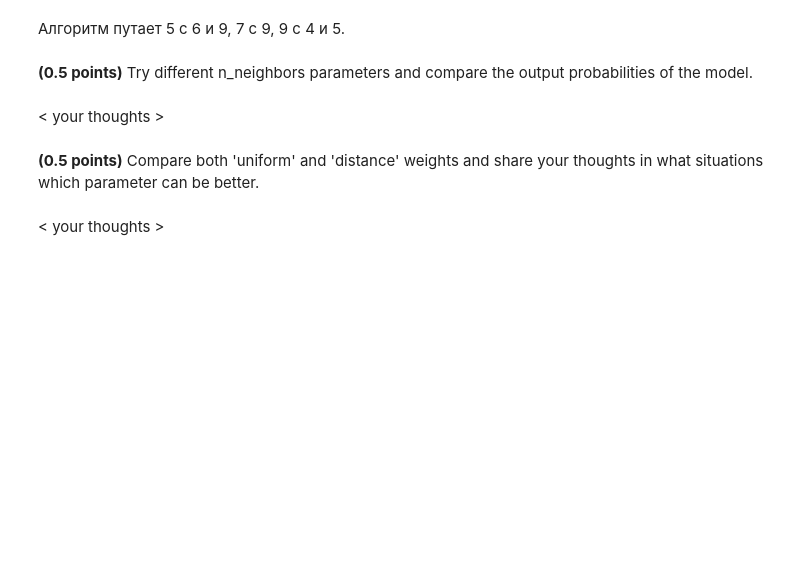
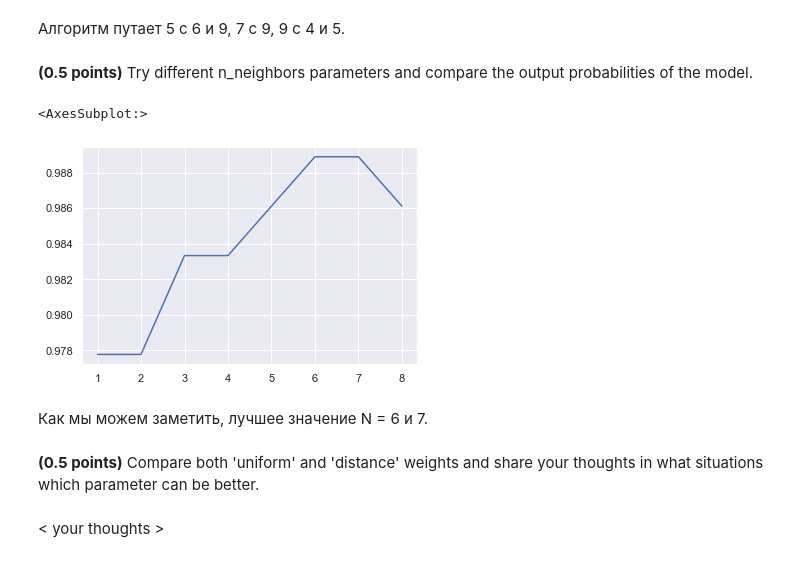
Before and after one commit to lizaveta56k/ML-22_2, a Jupyter notebook: task-5/hw_classification.ipynb, the cells around one changed output. Drawn from its saved outputs; the diff is of its cells as text; code cells hidden in the pictures; blank space fills up the shorter version.

```diff
--- a/task-5/hw_classification.ipynb
+++ b/task-5/hw_classification.ipynb
@@ -484,5 +503,18 @@ assert test_acc > 0.98
-# %% [markdown]
-< your thoughts >
+# %%
+n_params = [1, 2, 3, 4, 5, 6, 7, 8]
+results_test = []
+
+for n in n_params:
+    model = CustomKNeighborsClassifier(n_neighbors=n, weights='distance')
+    result_train, result_test = get_accuracy_score(model, X_train, y_train, X_test, y_test)
+    results_test.append(result_test)
+
+sns.lineplot(x=n_params, y=results_test)
+# %% [output]
+<AxesSubplot:>
+[figure, added]
+# %% [markdown]
+Как мы можем заметить, лучшее значение N = 6 и 7.
 # %% [markdown]
 **(0.5 points)** Compare both 'uniform' and 'distance' weights and share your thoughts in what situations which parameter can be better.
 # %%
```
Also changed, not shown: parts of 39 cells of this notebook.
